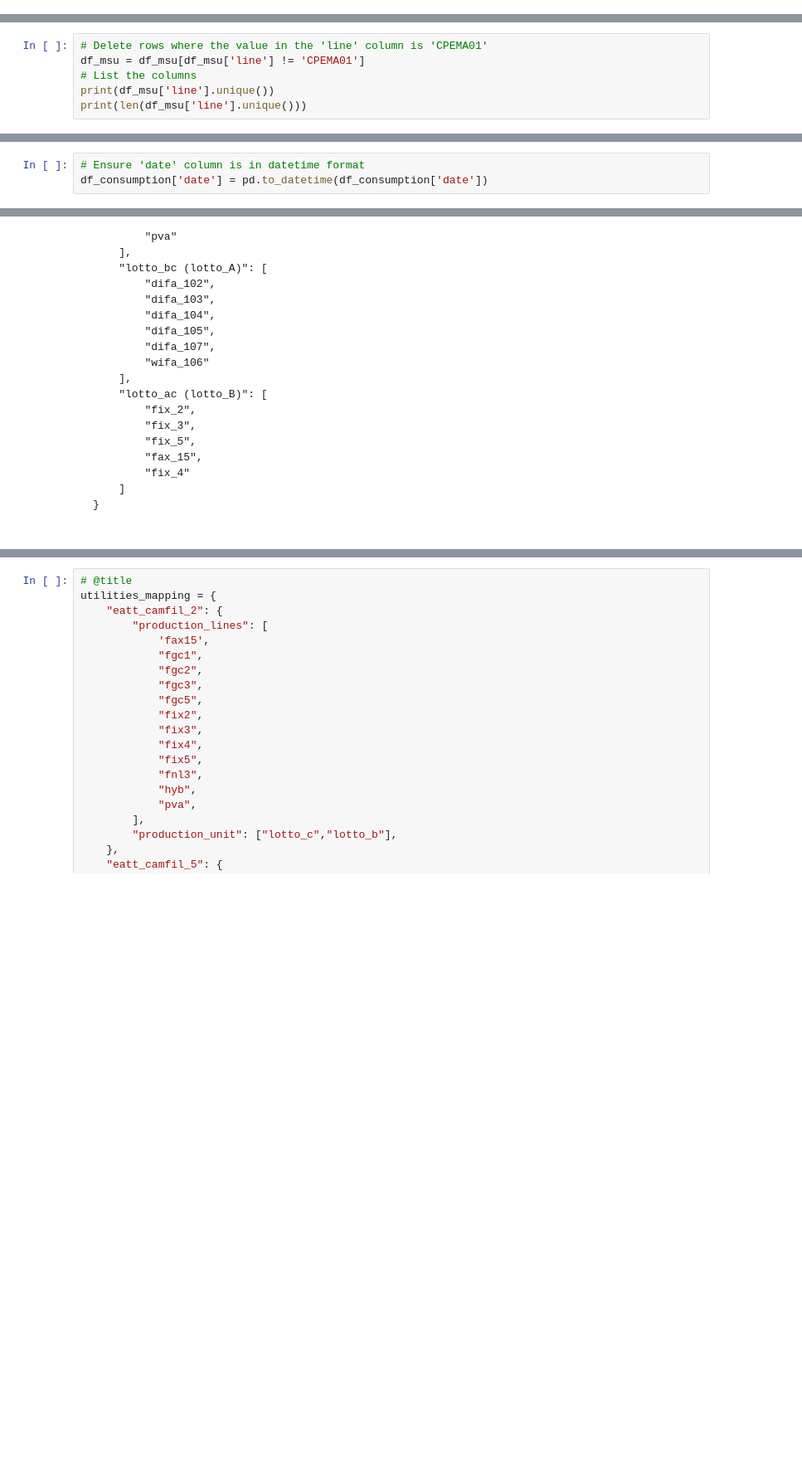
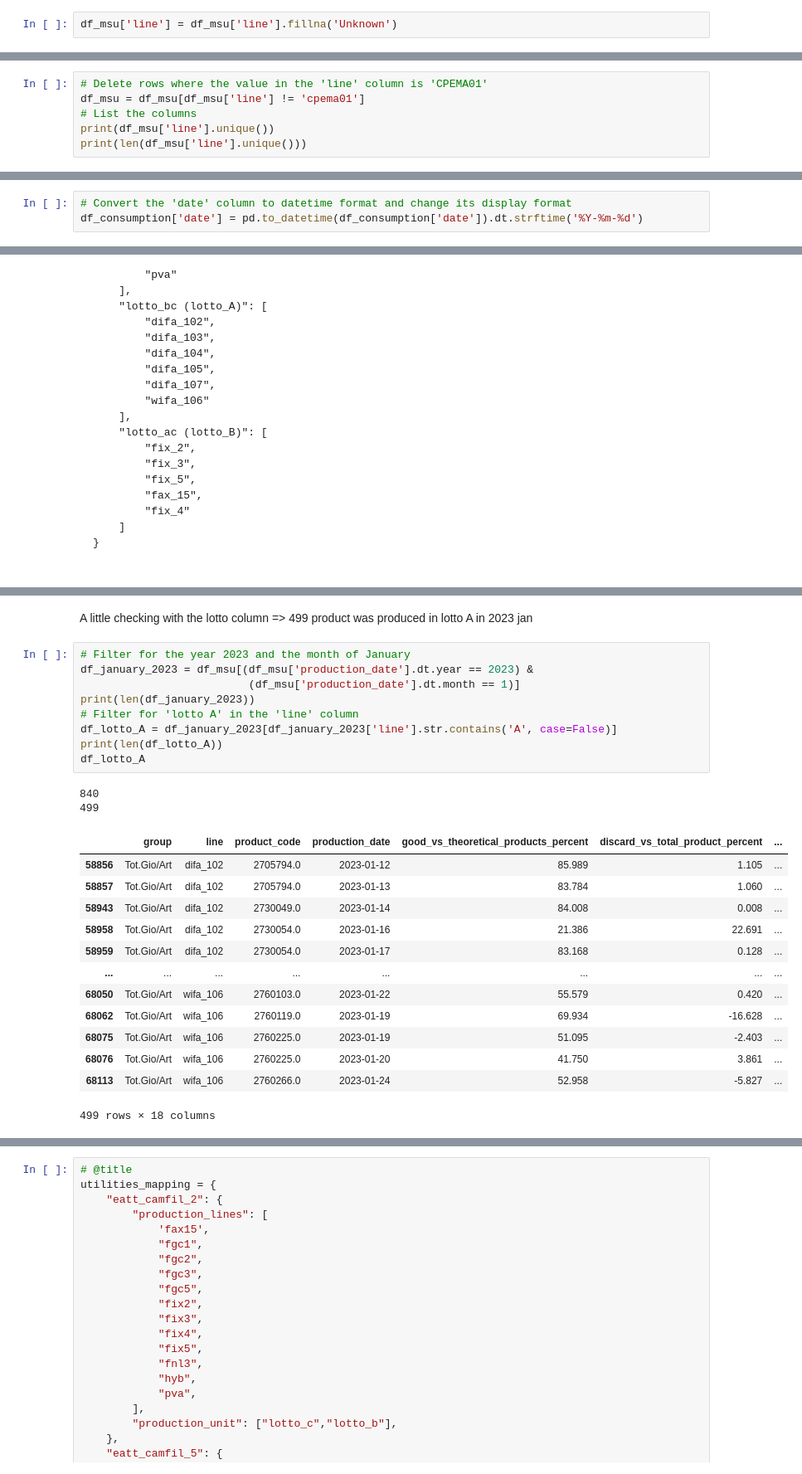
Before and after one commit to NiloofarSoltani-2/Pescara_Energy_Consumption, a Jupyter notebook: Niloofar_Soltani_Analysis.ipynb, the cells around one changed output, grey strips where cells are left out. Shown at 83% size. Cells and saved outputs as stored; diff of their text form; blank space fills up the shorter version.

```diff
--- a/Niloofar_Soltani_Analysis.ipynb
+++ b/Niloofar_Soltani_Analysis.ipynb
@@ -662,2 +677,4 @@ If some dates (e.g., 29th, 30th, 31st) are missing in multiple years, it could b
+# %%
+df_msu['line'] = df_msu['line'].fillna('Unknown')
 # %%
 df_msu['line'] = df_msu["line"].str.lower()
@@ -672,6 +713,6 @@ Number of records with 'CPEMA01': 0
 # %%
 # Delete rows where the value in the 'line' column is 'CPEMA01'
-df_msu = df_msu[df_msu['line'] != 'CPEMA01']
+df_msu = df_msu[df_msu['line'] != 'cpema01']
 # List the columns
 print(df_msu['line'].unique())
 print(len(df_msu['line'].unique()))
@@ -842,5 +890,5 @@ df_consumption.shape
 # %% [markdown]
 ### **2-2 Checking Columns**
 # %%
-# Ensure 'date' column is in datetime format
-df_consumption['date'] = pd.to_datetime(df_consumption['date'])
+# Convert the 'date' column to datetime format and change its display format
+df_consumption['date'] = pd.to_datetime(df_consumption['date']).dt.strftime('%Y-%m-%d')
@@ -1328,0 +1388,27 @@ print(df_msu.head())
+# %% [markdown]
+A little checking with the lotto column  => 499 product was produced in lotto A in 2023 jan
+# %%
+# Filter for the year 2023 and the month of January
+df_january_2023 = df_msu[(df_msu['production_date'].dt.year == 2023) &
+                          (df_msu['production_date'].dt.month == 1)]
+print(len(df_january_2023))
+# Filter for 'lotto A' in the 'line' column
+df_lotto_A = df_january_2023[df_january_2023['line'].str.contains('A', case=False)]
+print(len(df_lotto_A))
+df_lotto_A
+# %% [output]
+840
+499
+|  | group | line | product_code | production_date | good_vs_theoretical_products_percent | discard_vs_total_product_percent | ... |
+| 58856 | Tot.Gio/Art | difa_102 | 2705794.0 | 2023-01-12 | 85.989 | 1.105 | ... |
+| 58857 | Tot.Gio/Art | difa_102 | 2705794.0 | 2023-01-13 | 83.784 | 1.060 | ... |
+| 58943 | Tot.Gio/Art | difa_102 | 2730049.0 | 2023-01-14 | 84.008 | 0.008 | ... |
+| 58958 | Tot.Gio/Art | difa_102 | 2730054.0 | 2023-01-16 | 21.386 | 22.691 | ... |
+| 58959 | Tot.Gio/Art | difa_102 | 2730054.0 | 2023-01-17 | 83.168 | 0.128 | ... |
+| ... | ... | ... | ... | ... | ... | ... | ... |
+| 68050 | Tot.Gio/Art | wifa_106 | 2760103.0 | 2023-01-22 | 55.579 | 0.420 | ... |
+| 68062 | Tot.Gio/Art | wifa_106 | 2760119.0 | 2023-01-19 | 69.934 | -16.628 | ... |
+| 68075 | Tot.Gio/Art | wifa_106 | 2760225.0 | 2023-01-19 | 51.095 | -2.403 | ... |
+| 68076 | Tot.Gio/Art | wifa_106 | 2760225.0 | 2023-01-20 | 41.750 | 3.861 | ... |
+| 68113 | Tot.Gio/Art | wifa_106 | 2760266.0 | 2023-01-24 | 52.958 | -5.827 | ... |
+499 rows × 18 columns
```
Also changed, not shown: parts of 59 cells of this notebook.
